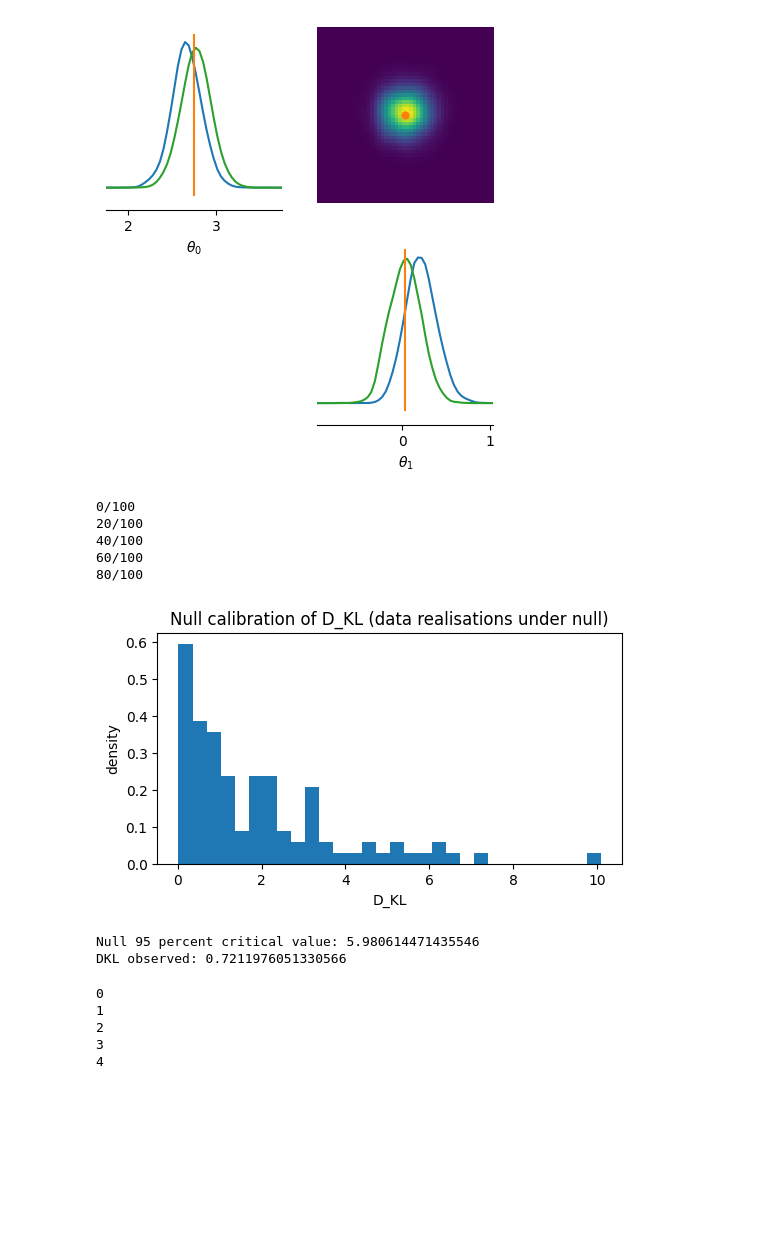
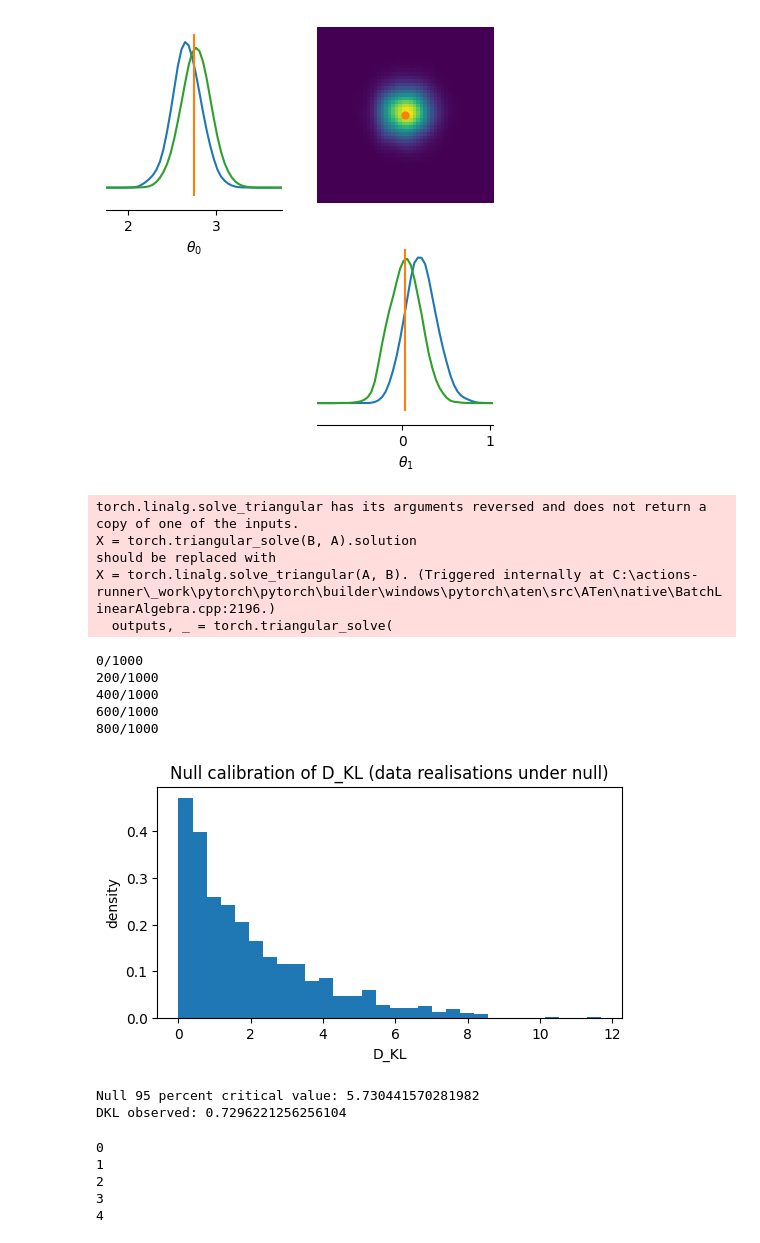
Before and after one commit to jayvasireddy/Part-III-Research-Project, a Jupyter notebook: 2D Gaussian Example/Gaussian_with_off_diag.ipynb, the cells around one changed output. Saved outputs shown, nothing was run; the diff lists cells and outputs as text; code cells hidden in the pictures; blank space fills up the shorter version.

```diff
--- a/2D Gaussian Example/Gaussian_with_off_diag.ipynb
+++ b/2D Gaussian Example/Gaussian_with_off_diag.ipynb
@@ -506,20 +628,25 @@ def calibrate_null_dkl(null_posterior, prior, N, n_theta, loc1, scale1, loc2, sc
     return dkls, crit_val_95
 # %%
 
-dkl_obs, std_obs, error_obs = calc_dkl(posterior1_direct, posterior2_direct, x_obs1, x_obs2, n_theta = 5000)
+dkl_obs, std_obs, error_obs = calc_dkl(posterior1_direct, posterior2_direct, x_obs1, x_obs2, n_theta = 2000)
 
 
-dkls, crit_val_95 = calibrate_null_dkl(posterior1_direct, prior,1000,5000, loc1, scale1, loc2, scale2)
+dkls, crit_val_95 = calibrate_null_dkl(posterior1_direct, prior,1000,2000, loc1, scale1, loc2, scale2)
 print("DKL observed:", dkl_obs)
 # %% [output]
-0/100
-20/100
-40/100
-60/100
-80/100
+torch.linalg.solve_triangular has its arguments reversed and does not return a copy of one of the inputs.
+X = torch.triangular_solve(B, A).solution
+should be replaced with
+X = torch.linalg.solve_triangular(A, B). (Triggered internally at C:\actions-runner\_work\pytorch\pytorch\builder\windows\pytorch\aten\src\ATen\native\BatchLinearAlgebra.cpp:2196.)
+  outputs, _ = torch.triangular_solve(
+0/1000
+200/1000
+400/1000
+600/1000
+800/1000
-[figure, old version]
+[figure, new version]
-Null 95 percent critical value: 5.980614471435546
-DKL observed: 0.7211976051330566
+Null 95 percent critical value: 5.730441570281982
+DKL observed: 0.7296221256256104
 # %%
 #loop through N vals to see error as fn of n
 N_theta_vals = [100,500,1000,5000,10000]
```
Also changed, not shown: parts of 10 cells of this notebook, 1 other file.
